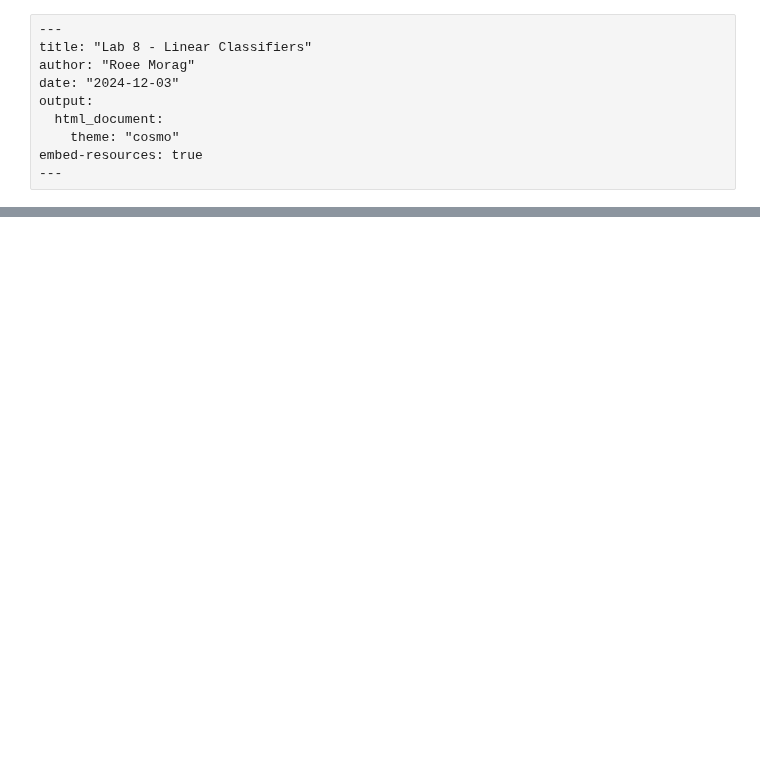
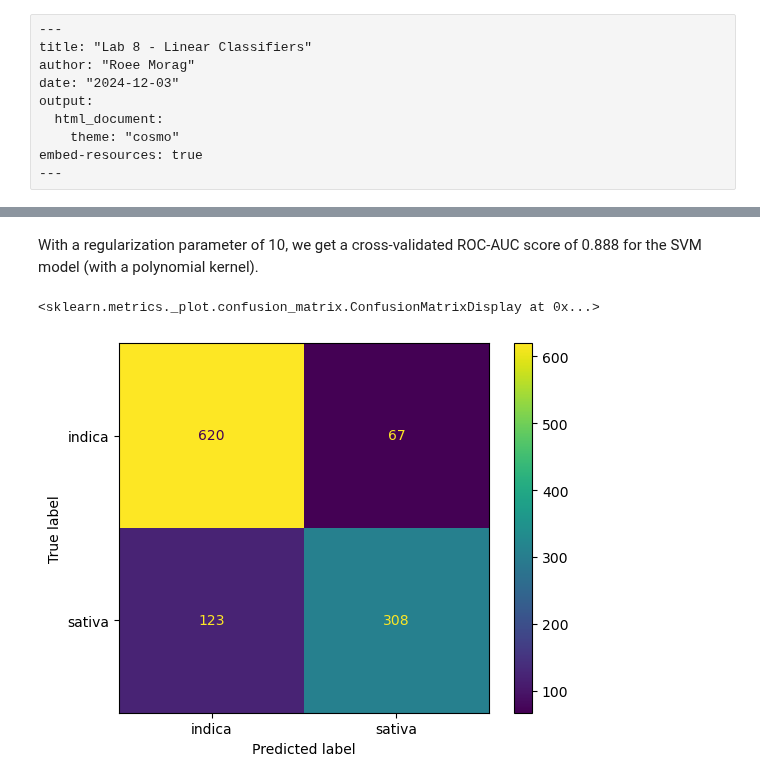
Before and after one commit to r-morag/Labs---GSB-544, a Jupyter notebook: lab8.ipynb, the cells around one changed output, grey strips where cells are left out. Drawn from its saved outputs; the diff is of its cells as text; code cells hidden in the pictures; blank space fills up the shorter version.

```diff
--- a/lab8.ipynb
+++ b/lab8.ipynb
@@ -26,0 +195,14 @@ FileNotFoundError: [Errno 2] No such file or directory: 'cannabis_full.csv'
+# %% [markdown]
+With a regularization parameter of 10, we get a cross-validated ROC-AUC score of 0.888 for the SVM model (with a polynomial kernel).
+# %%
+svm_pipeline = Pipeline(
+  [("selection", ct),
+  ("svc", SVC(kernel="poly", C=10))]
+).set_output(transform="pandas")
+
+y_pred = cross_val_predict(svm_pipeline, X, y, cv=5)
+cm = confusion_matrix(y, y_pred)
+ConfusionMatrixDisplay(confusion_matrix=cm, display_labels=np.unique(y)).plot()
+# %% [output]
+<sklearn.metrics._plot.confusion_matrix.ConfusionMatrixDisplay at 0x...>
+[figure, added]
```
Also changed, not shown: parts of 26 cells of this notebook.
